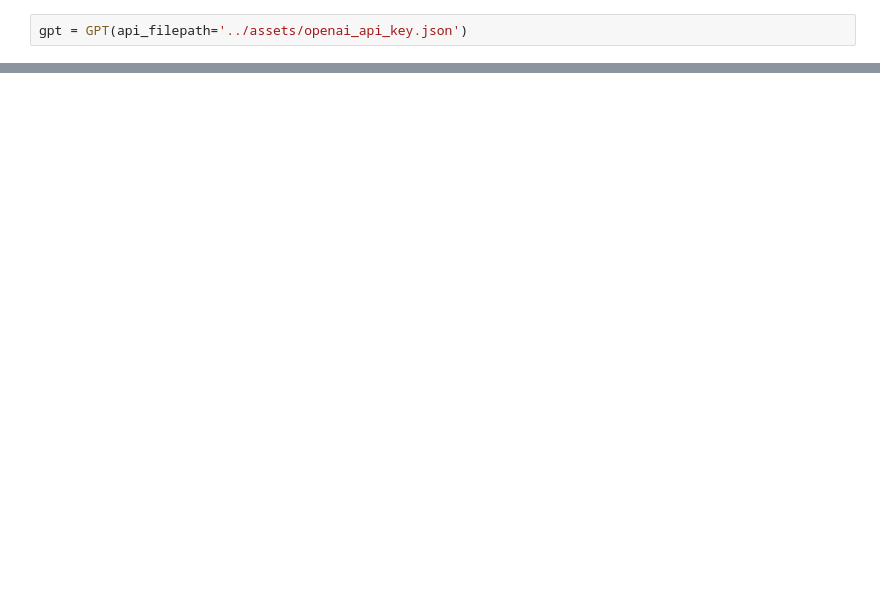
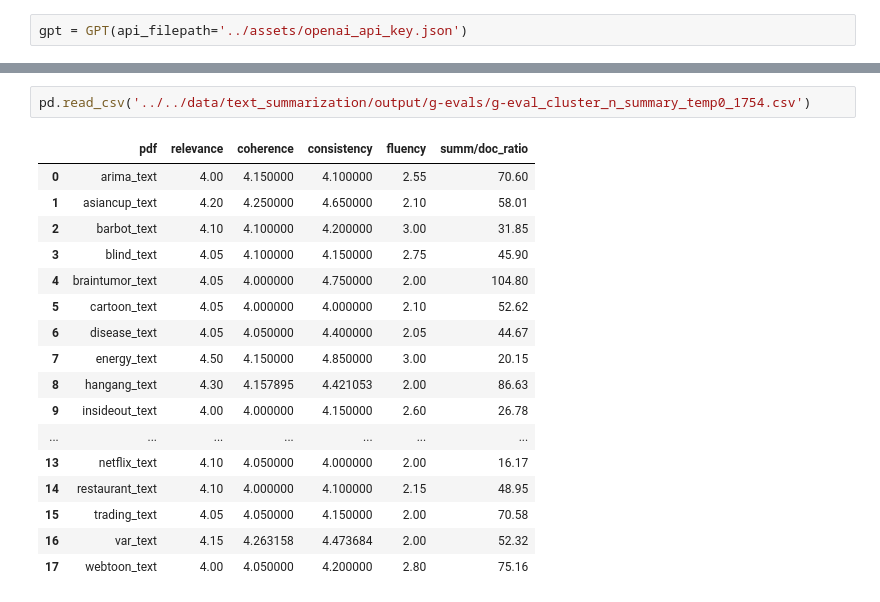
Before and after one commit to skier-song9/bitamin_auto_readme_generator, a Jupyter notebook: code/text_summarization/G-EVAL_testcode.ipynb, the cells around one changed output, grey strips where cells are left out. Saved outputs shown, nothing was run; the diff lists cells and outputs as text; blank space fills up the shorter version.

Commit message:
[upload, update] upload g-eval code, update summarization samples.

```diff
--- a/code/text_summarization/G-EVAL_testcode.ipynb
+++ b/code/text_summarization/G-EVAL_testcode.ipynb
@@ -316,0 +477,20 @@ scores_df
+# %%
+pd.read_csv('../../data/text_summarization/output/g-evals/g-eval_cluster_n_summary_temp0_1754.csv')
+# %% [output]
+|  | pdf | relevance | coherence | consistency | fluency | summ/doc_ratio |
+| 0 | arima_text | 4.00 | 4.150000 | 4.100000 | 2.55 | 70.60 |
+| 1 | asiancup_text | 4.20 | 4.250000 | 4.650000 | 2.10 | 58.01 |
+| 2 | barbot_text | 4.10 | 4.100000 | 4.200000 | 3.00 | 31.85 |
+| 3 | blind_text | 4.05 | 4.100000 | 4.150000 | 2.75 | 45.90 |
+| 4 | braintumor_text | 4.05 | 4.000000 | 4.750000 | 2.00 | 104.80 |
+| 5 | cartoon_text | 4.05 | 4.000000 | 4.000000 | 2.10 | 52.62 |
+| 6 | disease_text | 4.05 | 4.050000 | 4.400000 | 2.05 | 44.67 |
+| 7 | energy_text | 4.50 | 4.150000 | 4.850000 | 3.00 | 20.15 |
+| 8 | hangang_text | 4.30 | 4.157895 | 4.421053 | 2.00 | 86.63 |
+| 9 | insideout_text | 4.00 | 4.000000 | 4.150000 | 2.60 | 26.78 |
+| ... | ... | ... | ... | ... | ... | ... |
+| 13 | netflix_text | 4.10 | 4.050000 | 4.000000 | 2.00 | 16.17 |
+| 14 | restaurant_text | 4.10 | 4.000000 | 4.100000 | 2.15 | 48.95 |
+| 15 | trading_text | 4.05 | 4.050000 | 4.150000 | 2.00 | 70.58 |
+| 16 | var_text | 4.15 | 4.263158 | 4.473684 | 2.00 | 52.32 |
+| 17 | webtoon_text | 4.00 | 4.050000 | 4.200000 | 2.80 | 75.16 |
```
Also changed, not shown: parts of 13 cells of this notebook, 42 other files.
